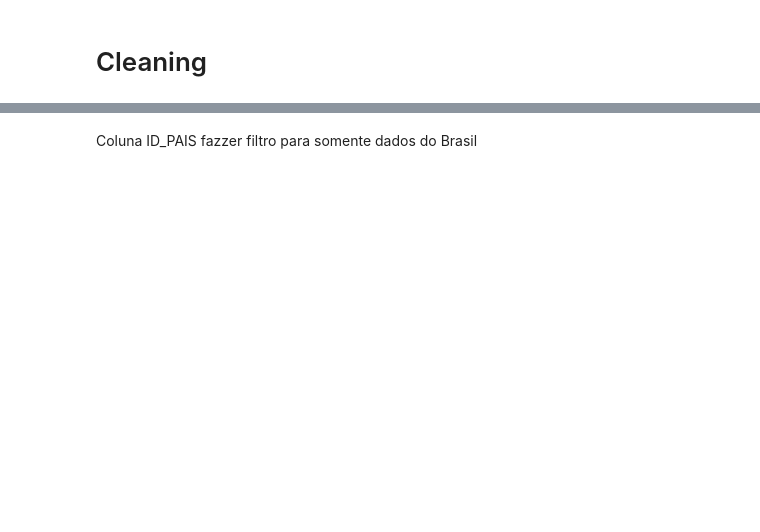
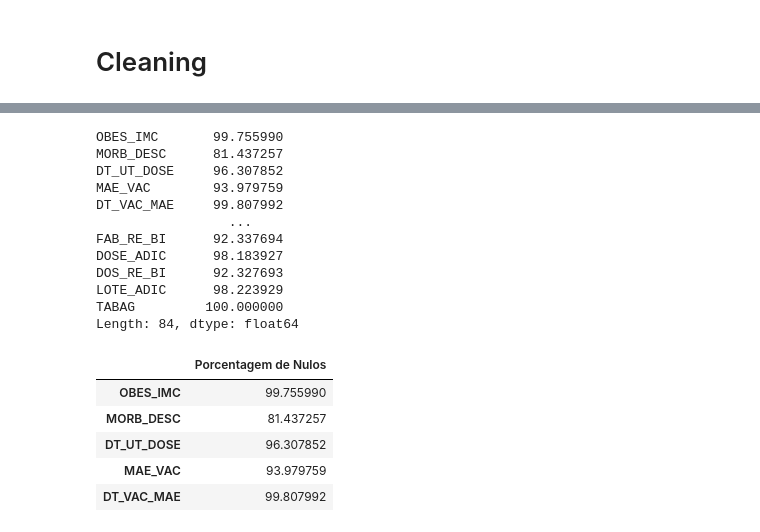
Before and after one commit to GTBelini22/Modelo-de-machine-learning-para-predicao-de-problemas-respiratorios, a Jupyter notebook: Tratando_os_dados.ipynb, the cells around one changed output, grey strips where cells are left out. Drawn from its saved outputs; the diff is of its cells as text; code cells hidden in the pictures; blank space fills up the shorter version.

```diff
--- a/Tratando_os_dados.ipynb
+++ b/Tratando_os_dados.ipynb
@@ -83,3 +40,34 @@ df.drop(columns=['SEM_NOT', 'SEM_PRI', 'CO_REGIONA', 'ID_REGIONA',
-# %% [markdown]
-Coluna ID_PAIS
-fazzer filtro para somente dados do Brasil
+# %%
+# Supondo que 'df' seja o seu DataFrame original
+# Substitua 'df' pelo nome do seu DataFrame
+
+# Calcula a porcentagem de valores nulos em cada coluna
+null_percentage = df.isnull().mean() * 100
+
+# Seleciona as colunas com mais de 75% de valores nulos
+columns_with_high_null_percentage = null_percentage[null_percentage > 80]
+print(columns_with_high_null_percentage)
+
+# Cria um novo DataFrame com as colunas selecionadas e suas porcentagens de valores nulos
+new_df = pd.DataFrame(columns_with_high_null_percentage, columns=['Porcentagem de Nulos'])
+
+new_df.head()
+# %% [output]
+OBES_IMC       99.755990
+MORB_DESC      81.437257
+DT_UT_DOSE     96.307852
+MAE_VAC        93.979759
+DT_VAC_MAE     99.807992
+                 ...
+FAB_RE_BI      92.337694
+DOSE_ADIC      98.183927
+DOS_RE_BI      92.327693
+LOTE_ADIC      98.223929
+TABAG         100.000000
+Length: 84, dtype: float64
+|  | Porcentagem de Nulos |
+| OBES_IMC | 99.755990 |
+| MORB_DESC | 81.437257 |
+| DT_UT_DOSE | 96.307852 |
+| MAE_VAC | 93.979759 |
+| DT_VAC_MAE | 99.807992 |
```
Also changed, not shown: parts of 12 cells of this notebook.
